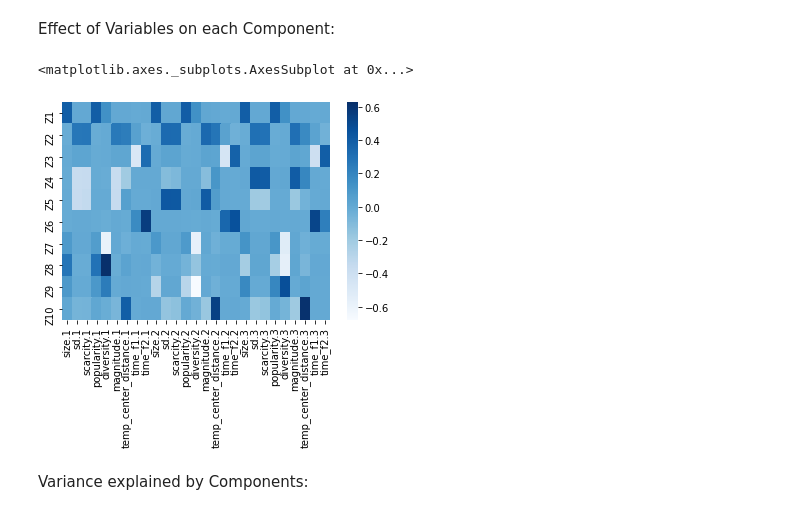
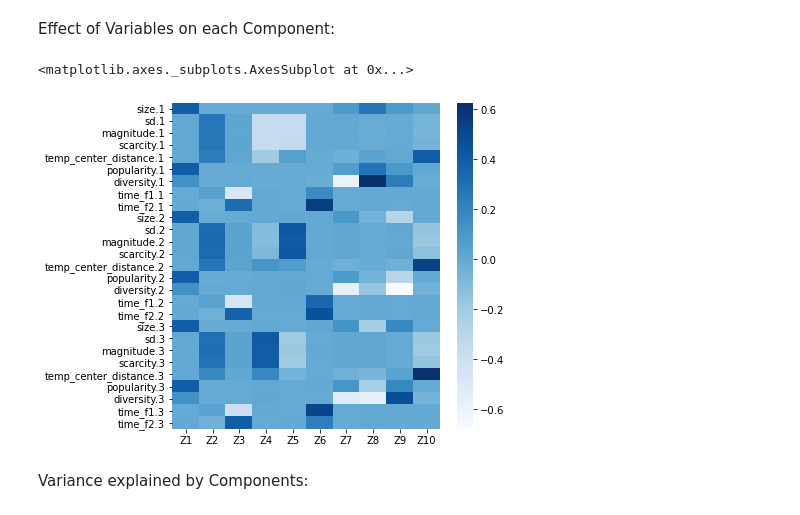
Before and after one commit to Alexx882/CA-CEP-model, a Jupyter notebook: feature_evaluation.ipynb, the cells around one changed output. Cells and saved outputs as stored; diff of their text form; code cells hidden in the pictures.

```diff
--- a/feature_evaluation.ipynb
+++ b/feature_evaluation.ipynb
@@ -136,13 +184,18 @@ dtype: int64
 # %% [markdown]
 Effect of Variables on each Component:
 # %%
+import matplotlib.pyplot as plt
 import seaborn as sns
-sns.heatmap(c, cmap='Blues',
-            yticklabels=["Z"+str(x) for x in range(1,len(c)+1)],
-            xticklabels=list(df.columns[:-1]))
+import numpy as np
+
+plt.figure(figsize=(6,6))
+
+sns.heatmap(np.transpose(c), cmap='Blues',
+            xticklabels=["Z"+str(x) for x in range(1,len(c)+1)],
+            yticklabels=list(df.columns[:-1]))
 # %% [output]
 <matplotlib.axes._subplots.AxesSubplot at 0x...>
-[figure, old version]
+[figure, new version]
 # %% [markdown]
 Variance explained by Components:
 # %%
```
Also changed, not shown: parts of 8 cells of this notebook, 1 other file.
